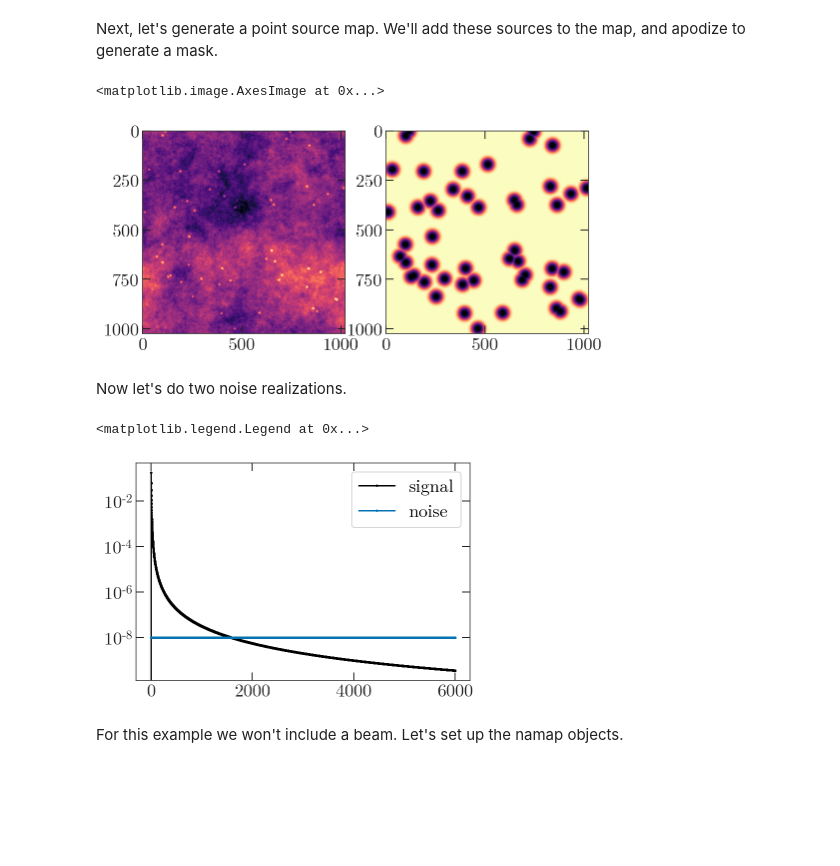
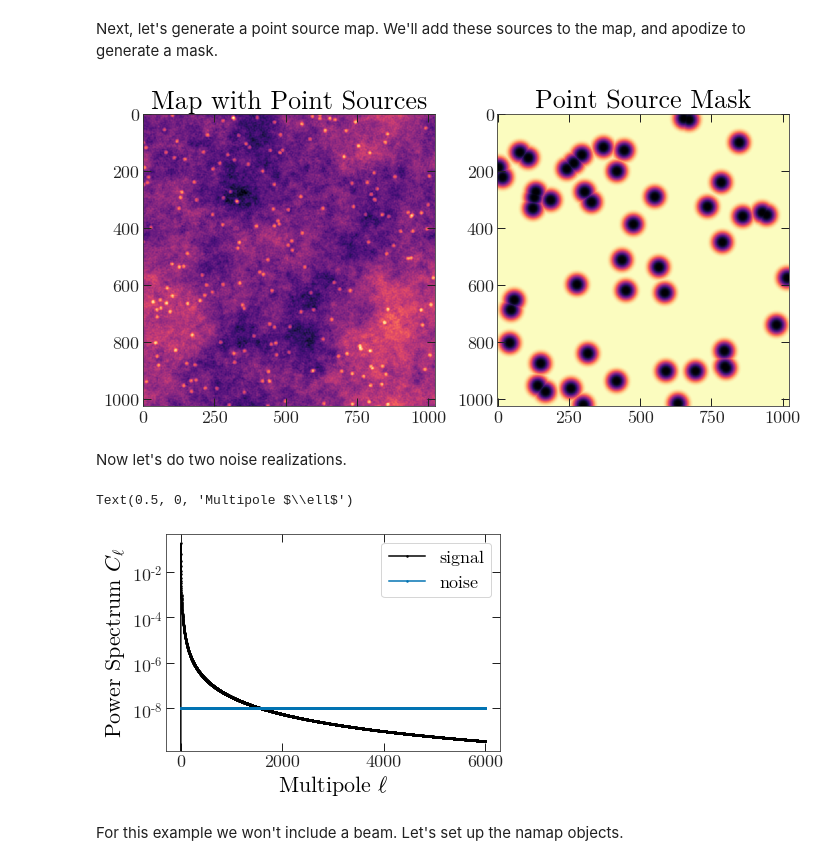
Before and after one commit to xzackli/nawrapper, a Jupyter notebook: notebooks/Getting Started.ipynb, the cells around one changed output. Saved outputs shown, nothing was run; the diff lists cells and outputs as text; code cells hidden in the pictures; blank space fills up the shorter version.

```diff
--- a/notebooks/Getting Started.ipynb
+++ b/notebooks/Getting Started.ipynb
@@ -33,35 +33,41 @@ Next, let's generate a point source map. We'll add these sources to the map, and
 # %%
 mask = enmap.ones(imap.shape, imap.wcs)
 
 N_point_sources = 50
 for i in range(N_point_sources):
     mask[
         np.random.randint(low=0, high=mask.shape[0]),
         np.random.randint(low=0, high=mask.shape[1]) ] = 0
 
 point_source_map = 1-maputils.apod_C2(mask, 0.1)
 imap += point_source_map
 mask = maputils.apod_C2(mask, 0.5)
 
-fig, axes = plt.subplots(1, 2, figsize=(8,16))
+fig, axes = plt.subplots(1, 2, figsize=(10,20))
 
 axes[0].imshow(imap)
 axes[1].imshow(mask)
+axes[0].set_title('Map with Point Sources')
+axes[1].set_title('Point Source Mask')
+plt.tight_layout()
 # %% [output]
-<matplotlib.image.AxesImage at 0x...>
-[figure, old version]
+[figure, new version]
 # %% [markdown]
 Now let's do two noise realizations.
 # %%
 ells = np.arange(0,len(ps),1)
 nl = np.ones(len(ells)) * 1e-8
+
+plt.figure(figsize=(6,4))
 plt.plot(ps, label="signal")
 plt.plot(nl, label="noise")
 plt.yscale('log')
 plt.legend()
+plt.ylabel(r'Power Spectrum $C_{\ell}$')
+plt.xlabel(r'Multipole $\ell$')
 # %% [output]
-<matplotlib.legend.Legend at 0x...>
+Text(0.5, 0, 'Multipole $\\ell$')
-[figure, old version]
+[figure, new version]
 # %%
 noise_map_1 = enmap.rand_map(shape, wcs,
                              nl[np.newaxis, np.newaxis])
```
Also changed, not shown: parts of 6 cells of this notebook, 5 other files.
